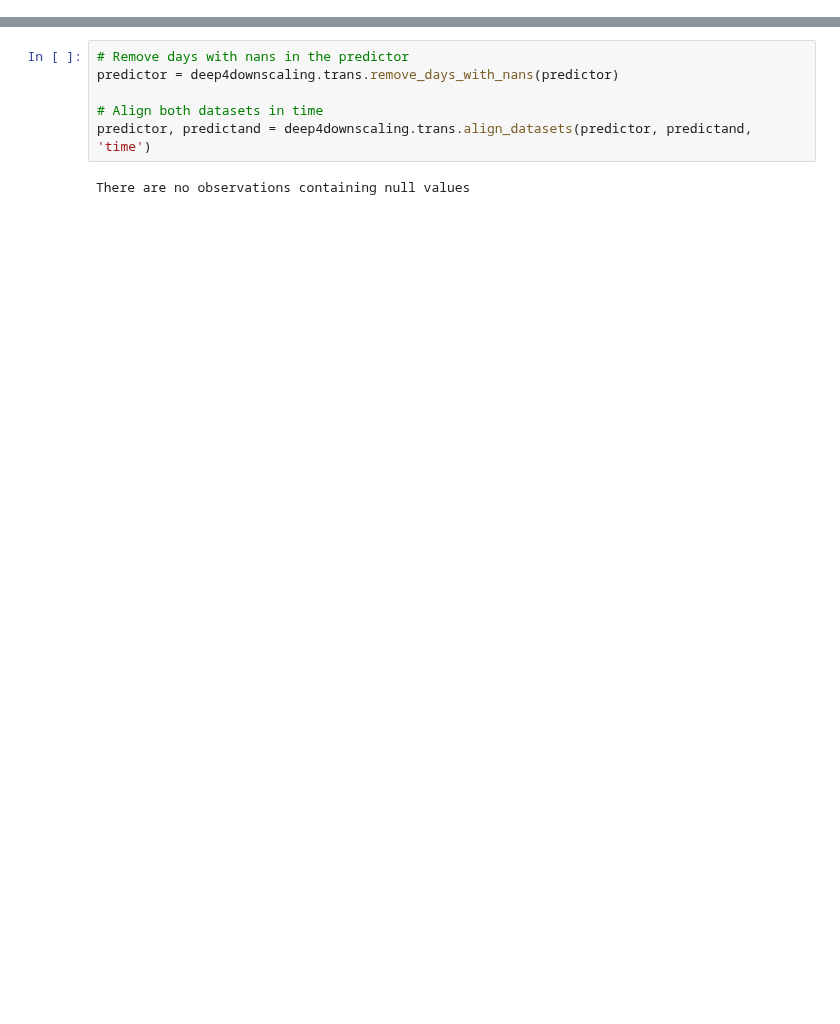
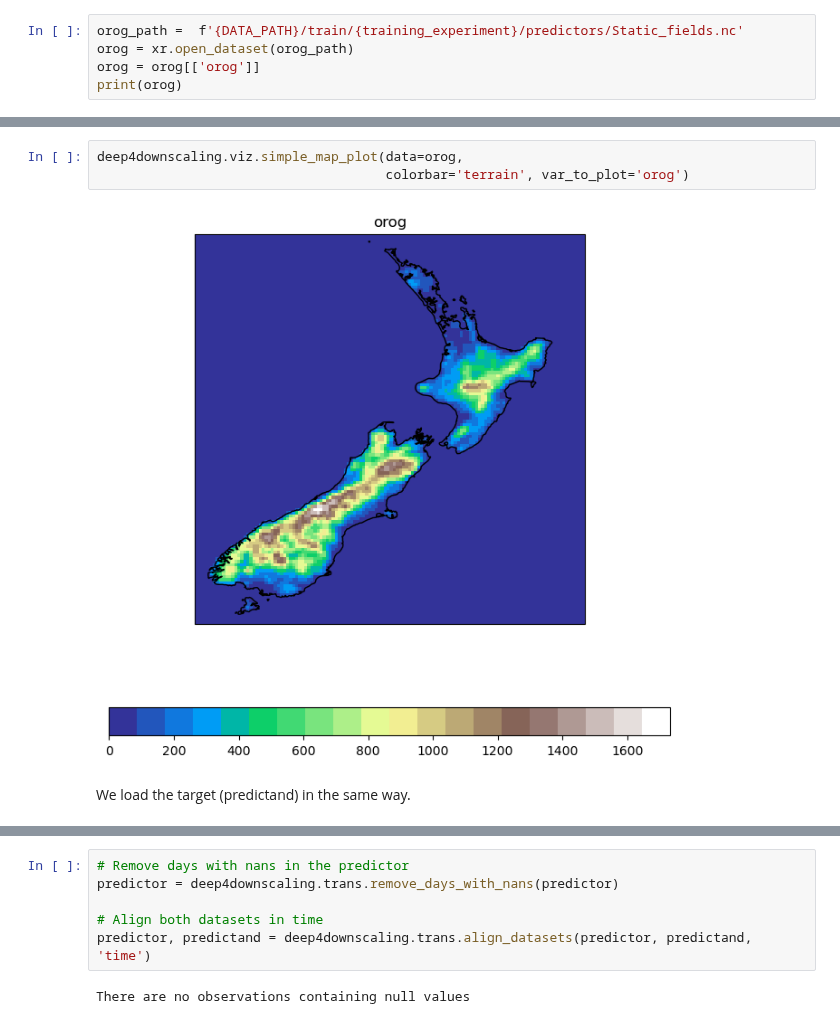
Before and after one commit to SantanderMetGroup/deep4downscaling, a Jupyter notebook: notebooks/cordexbench_downscaling_deepesd.ipynb, the cells around one changed output, grey strips where cells are left out. Saved outputs shown, nothing was run; the diff lists cells and outputs as text; blank space fills up the shorter version.

```diff
--- a/notebooks/cordexbench_downscaling_deepesd.ipynb
+++ b/notebooks/cordexbench_downscaling_deepesd.ipynb
@@ -100,0 +138,5 @@ deep4downscaling.viz.multiple_map_plot(data=predictor.mean('time'),
+# %%
+orog_path =  f'{DATA_PATH}/train/{training_experiment}/predictors/Static_fields.nc'
+orog = xr.open_dataset(orog_path)
+orog = orog[['orog']]
+print(orog)
@@ -101 +161,8 @@ deep4downscaling.viz.multiple_map_plot(data=predictor.mean('time'),
+# %%
+deep4downscaling.viz.simple_map_plot(data=orog,
+                                     colorbar='terrain', var_to_plot='orog')
+# %% [output]
+[figure, added]
+# %% [markdown]
+We load the target (predictand) in the same way.
 # %%
```
Also changed, not shown: parts of 61 cells of this notebook, 1 other file.
